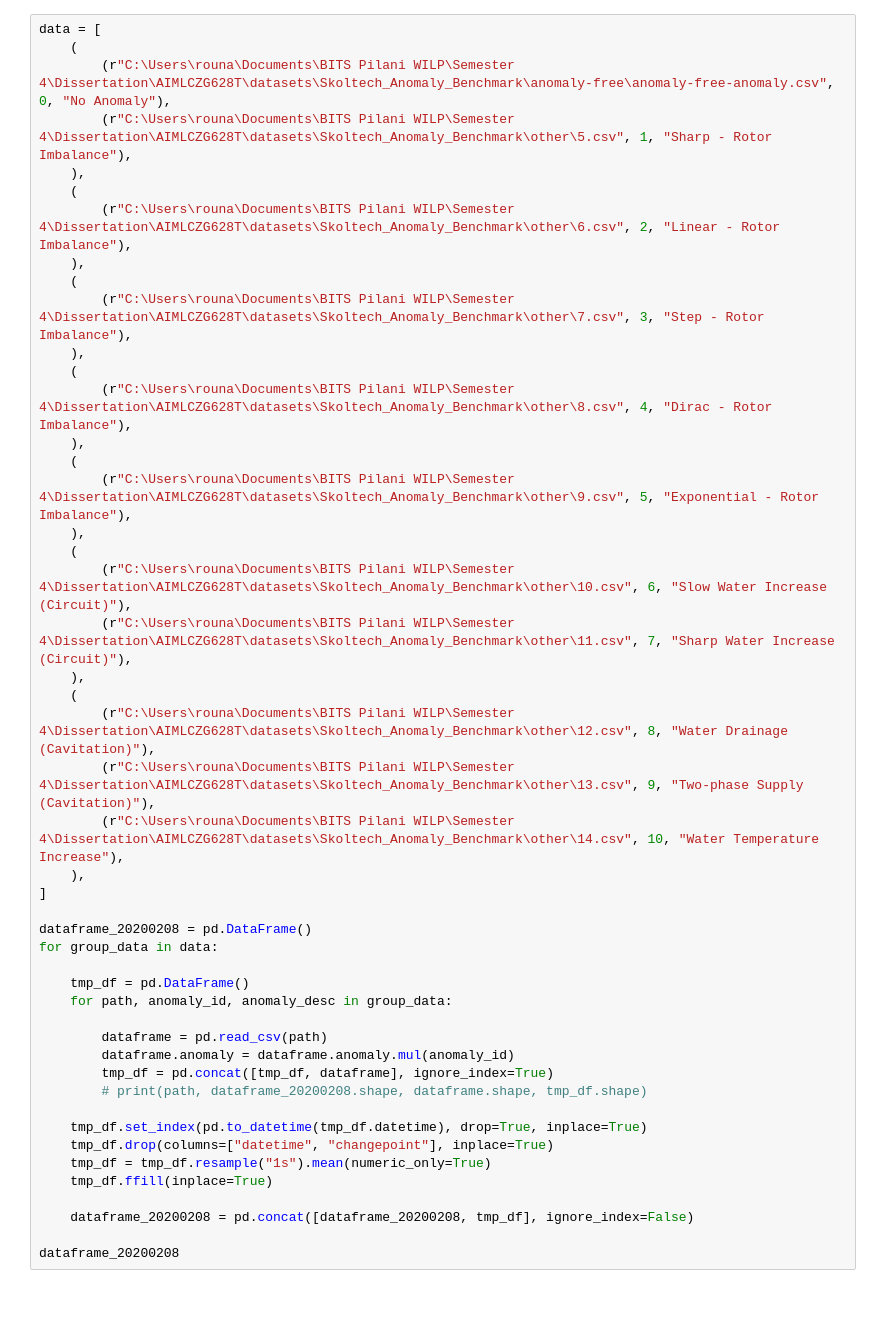
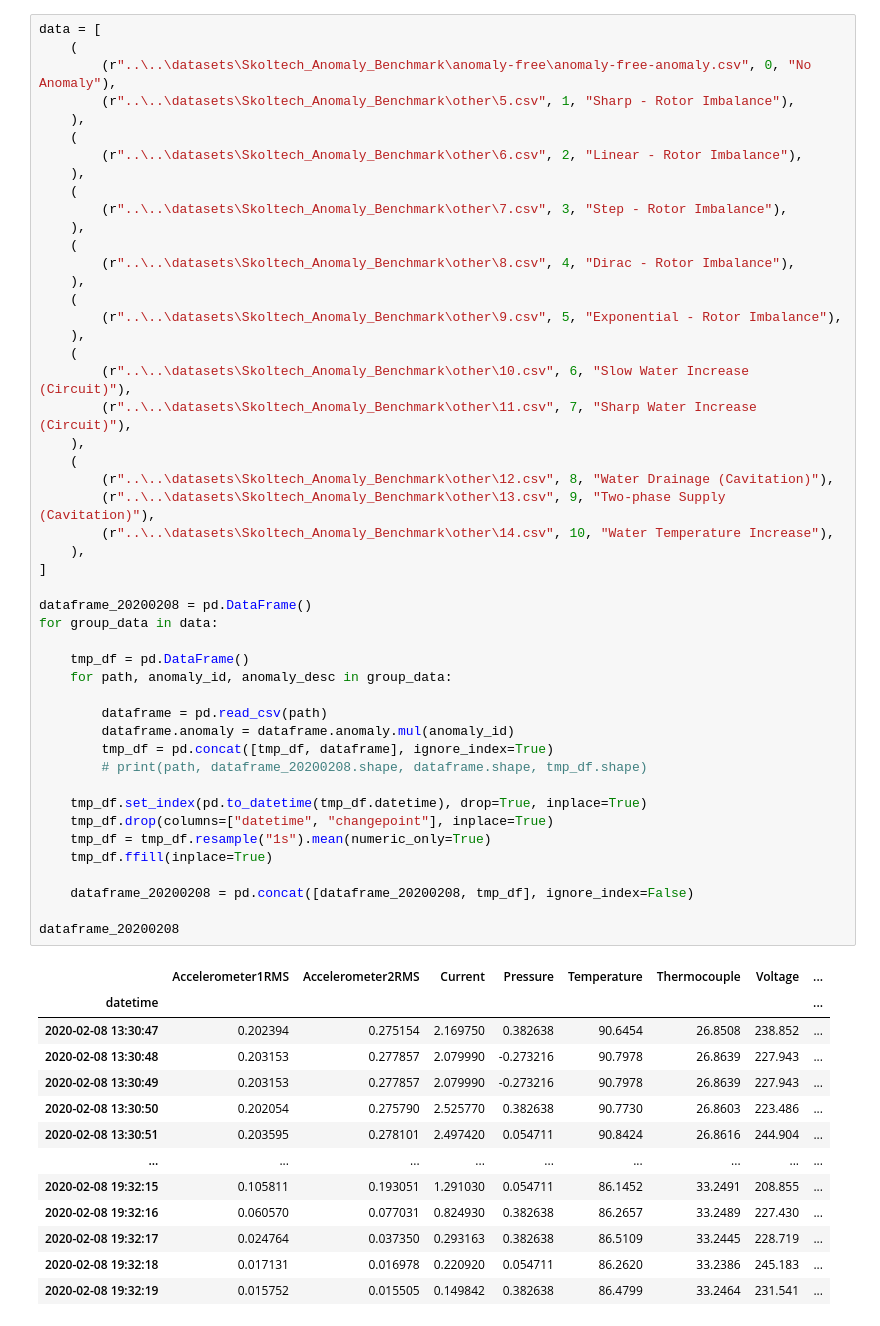
Before and after one commit to th3-buNNy-gUy/AIMLCZG628T, a Jupyter notebook: src/eda/skab_preprocessing.ipynb, the cells around one changed output. Saved outputs shown, nothing was run; the diff lists cells and outputs as text; blank space fills up the shorter version.

```diff
--- a/src/eda/skab_preprocessing.ipynb
+++ b/src/eda/skab_preprocessing.ipynb
@@ -59,48 +110,62 @@ for path, anomaly_id, anomaly_desc in data:
 # %%
 data = [
     (
-        (r"C:\Users\rouna\Documents\BITS Pilani WILP\Semester 4\Dissertation\AIMLCZG628T\datasets\Skoltech_Anomaly_Benchmark\anomaly-free\anomaly-free-anomaly.csv", 0, "No Anomaly"),
-        (r"C:\Users\rouna\Documents\BITS Pilani WILP\Semester 4\Dissertation\AIMLCZG628T\datasets\Skoltech_Anomaly_Benchmark\other\5.csv", 1, "Sharp - Rotor Imbalance"),
+        (r"..\..\datasets\Skoltech_Anomaly_Benchmark\anomaly-free\anomaly-free-anomaly.csv", 0, "No Anomaly"),
+        (r"..\..\datasets\Skoltech_Anomaly_Benchmark\other\5.csv", 1, "Sharp - Rotor Imbalance"),
     ),
     (
-        (r"C:\Users\rouna\Documents\BITS Pilani WILP\Semester 4\Dissertation\AIMLCZG628T\datasets\Skoltech_Anomaly_Benchmark\other\6.csv", 2, "Linear - Rotor Imbalance"),
+        (r"..\..\datasets\Skoltech_Anomaly_Benchmark\other\6.csv", 2, "Linear - Rotor Imbalance"),
     ),
     (
-        (r"C:\Users\rouna\Documents\BITS Pilani WILP\Semester 4\Dissertation\AIMLCZG628T\datasets\Skoltech_Anomaly_Benchmark\other\7.csv", 3, "Step - Rotor Imbalance"),
+        (r"..\..\datasets\Skoltech_Anomaly_Benchmark\other\7.csv", 3, "Step - Rotor Imbalance"),
     ),
     (
-        (r"C:\Users\rouna\Documents\BITS Pilani WILP\Semester 4\Dissertation\AIMLCZG628T\datasets\Skoltech_Anomaly_Benchmark\other\8.csv", 4, "Dirac - Rotor Imbalance"),
+        (r"..\..\datasets\Skoltech_Anomaly_Benchmark\other\8.csv", 4, "Dirac - Rotor Imbalance"),
     ),
     (
-        (r"C:\Users\rouna\Documents\BITS Pilani WILP\Semester 4\Dissertation\AIMLCZG628T\datasets\Skoltech_Anomaly_Benchmark\other\9.csv", 5, "Exponential - Rotor Imbalance"),
+        (r"..\..\datasets\Skoltech_Anomaly_Benchmark\other\9.csv", 5, "Exponential - Rotor Imbalance"),
     ),
     (
-        (r"C:\Users\rouna\Documents\BITS Pilani WILP\Semester 4\Dissertation\AIMLCZG628T\datasets\Skoltech_Anomaly_Benchmark\other\10.csv", 6, "Slow Water Increase (Circuit)"),
-        (r"C:\Users\rouna\Documents\BITS Pilani WILP\Semester 4\Dissertation\AIMLCZG628T\datasets\Skoltech_Anomaly_Benchmark\other\11.csv", 7, "Sharp Water Increase (Circuit)"),
+        (r"..\..\datasets\Skoltech_Anomaly_Benchmark\other\10.csv", 6, "Slow Water Increase (Circuit)"),
+        (r"..\..\datasets\Skoltech_Anomaly_Benchmark\other\11.csv", 7, "Sharp Water Increase (Circuit)"),
     ),
     (
-        (r"C:\Users\rouna\Documents\BITS Pilani WILP\Semester 4\Dissertation\AIMLCZG628T\datasets\Skoltech_Anomaly_Benchmark\other\12.csv", 8, "Water Drainage (Cavitation)"),
-        (r"C:\Users\rouna\Documents\BITS Pilani WILP\Semester 4\Dissertation\AIMLCZG628T\datasets\Skoltech_Anomaly_Benchmark\other\13.csv", 9, "Two-phase Supply (Cavitation)"),
-        (r"C:\Users\rouna\Documents\BITS Pilani WILP\Semester 4\Dissertation\AIMLCZG628T\datasets\Skoltech_Anomaly_Benchmark\other\14.csv", 10, "Water Temperature Increase"),
+        (r"..\..\datasets\Skoltech_Anomaly_Benchmark\other\12.csv", 8, "Water Drainage (Cavitation)"),
+        (r"..\..\datasets\Skoltech_Anomaly_Benchmark\other\13.csv", 9, "Two-phase Supply (Cavitation)"),
+        (r"..\..\datasets\Skoltech_Anomaly_Benchmark\other\14.csv", 10, "Water Temperature Increase"),
     ),
 ]
 
 dataframe_20200208 = pd.DataFrame()
 for group_data in data:
 
     tmp_df = pd.DataFrame()
     for path, anomaly_id, anomaly_desc in group_data:
 
         dataframe = pd.read_csv(path)
         dataframe.anomaly = dataframe.anomaly.mul(anomaly_id)
         tmp_df = pd.concat([tmp_df, dataframe], ignore_index=True)
         # print(path, dataframe_20200208.shape, dataframe.shape, tmp_df.shape)
 
     tmp_df.set_index(pd.to_datetime(tmp_df.datetime), drop=True, inplace=True)
     tmp_df.drop(columns=["datetime", "changepoint"], inplace=True)
     tmp_df = tmp_df.resample("1s").mean(numeric_only=True)
     tmp_df.ffill(inplace=True)
 
     dataframe_20200208 = pd.concat([dataframe_20200208, tmp_df], ignore_index=False)
 
 dataframe_20200208
+# %% [output]
+|  | Accelerometer1RMS | Accelerometer2RMS | Current | Pressure | Temperature | Thermocouple | Voltage | ... |
+| datetime |  |  |  |  |  |  |  | ... |
+| 2020-02-08 13:30:47 | 0.202394 | 0.275154 | 2.169750 | 0.382638 | 90.6454 | 26.8508 | 238.852 | ... |
+| 2020-02-08 13:30:48 | 0.203153 | 0.277857 | 2.079990 | -0.273216 | 90.7978 | 26.8639 | 227.943 | ... |
+| 2020-02-08 13:30:49 | 0.203153 | 0.277857 | 2.079990 | -0.273216 | 90.7978 | 26.8639 | 227.943 | ... |
+| 2020-02-08 13:30:50 | 0.202054 | 0.275790 | 2.525770 | 0.382638 | 90.7730 | 26.8603 | 223.486 | ... |
+| 2020-02-08 13:30:51 | 0.203595 | 0.278101 | 2.497420 | 0.054711 | 90.8424 | 26.8616 | 244.904 | ... |
+| ... | ... | ... | ... | ... | ... | ... | ... | ... |
+| 2020-02-08 19:32:15 | 0.105811 | 0.193051 | 1.291030 | 0.054711 | 86.1452 | 33.2491 | 208.855 | ... |
+| 2020-02-08 19:32:16 | 0.060570 | 0.077031 | 0.824930 | 0.382638 | 86.2657 | 33.2489 | 227.430 | ... |
+| 2020-02-08 19:32:17 | 0.024764 | 0.037350 | 0.293163 | 0.382638 | 86.5109 | 33.2445 | 228.719 | ... |
+| 2020-02-08 19:32:18 | 0.017131 | 0.016978 | 0.220920 | 0.054711 | 86.2620 | 33.2386 | 245.183 | ... |
+| 2020-02-08 19:32:19 | 0.015752 | 0.015505 | 0.149842 | 0.382638 | 86.4799 | 33.2464 | 231.541 | ... |
```
Also changed, not shown: parts of 30 cells of this notebook, 1 other file.
